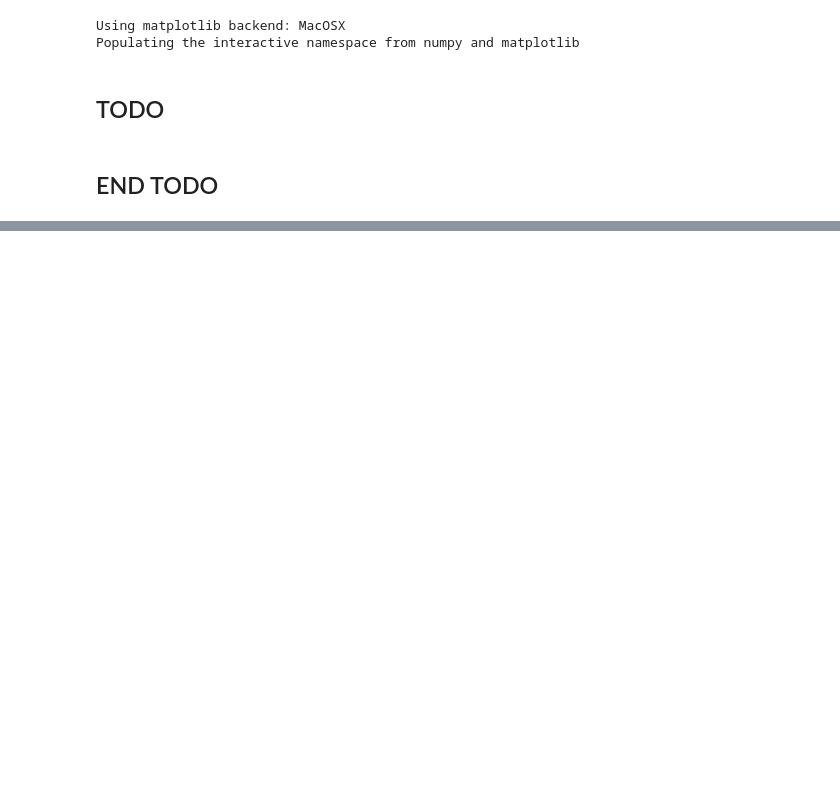
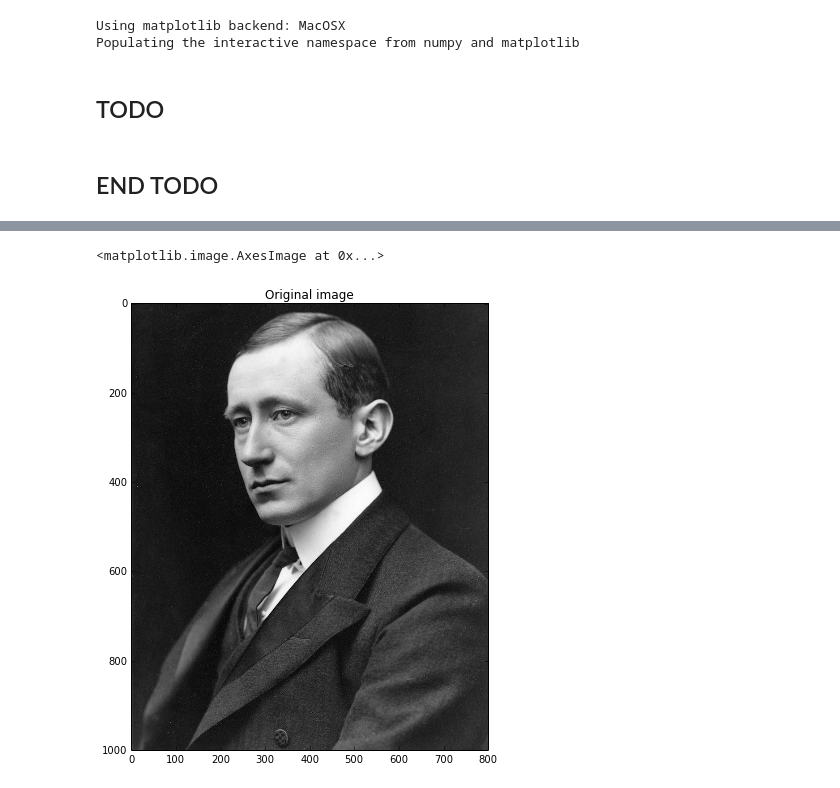
Before and after one commit to alexwal/EE123-Final-Project, a Jupyter notebook: wavelet compression.ipynb, the cells around one changed output, grey strips where cells are left out. Cells and saved outputs as stored; diff of their text form; code cells hidden in the pictures; blank space fills up the shorter version.

```diff
--- a/wavelet compression.ipynb
+++ b/wavelet compression.ipynb
@@ -259,0 +318,6 @@ imshow(compressed_img, cmap = 'gray')
+# %%
+title('Original image')
+imshow(original, cmap='gray')
+# %% [output]
+<matplotlib.image.AxesImage at 0x...>
+[figure, added]
```
Also changed, not shown: parts of 17 cells of this notebook, 1 other file.
